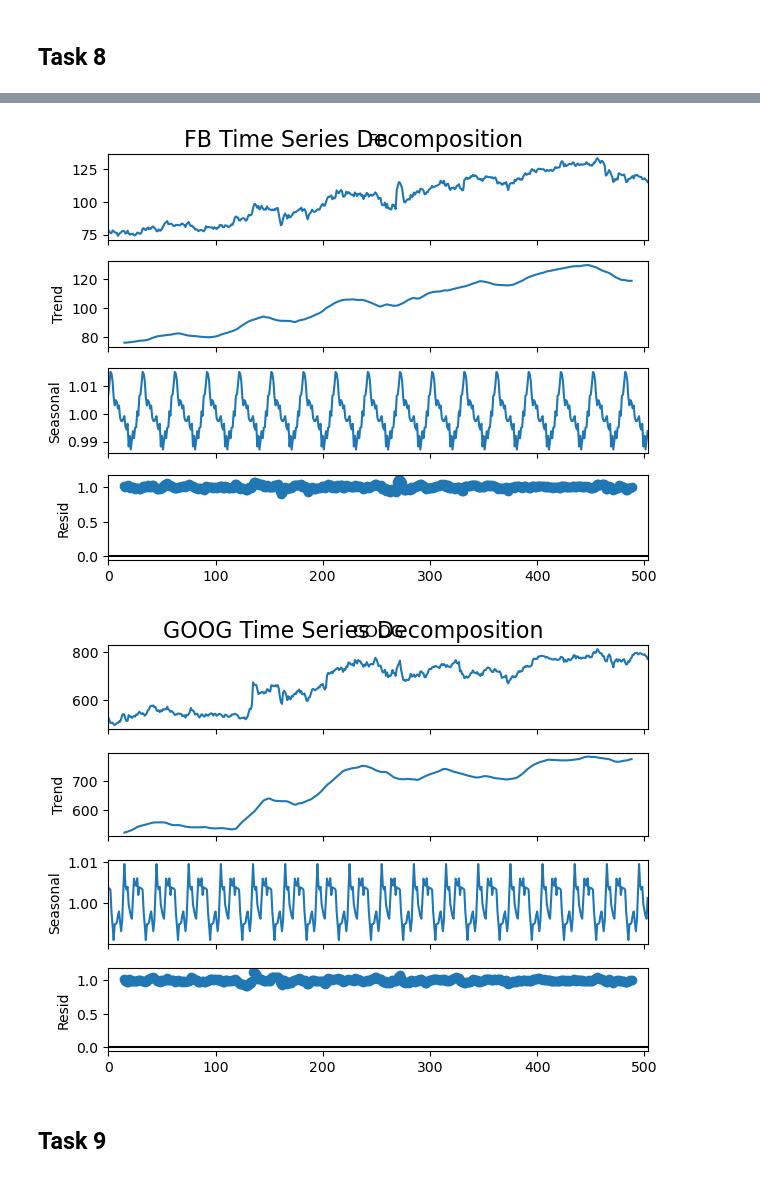
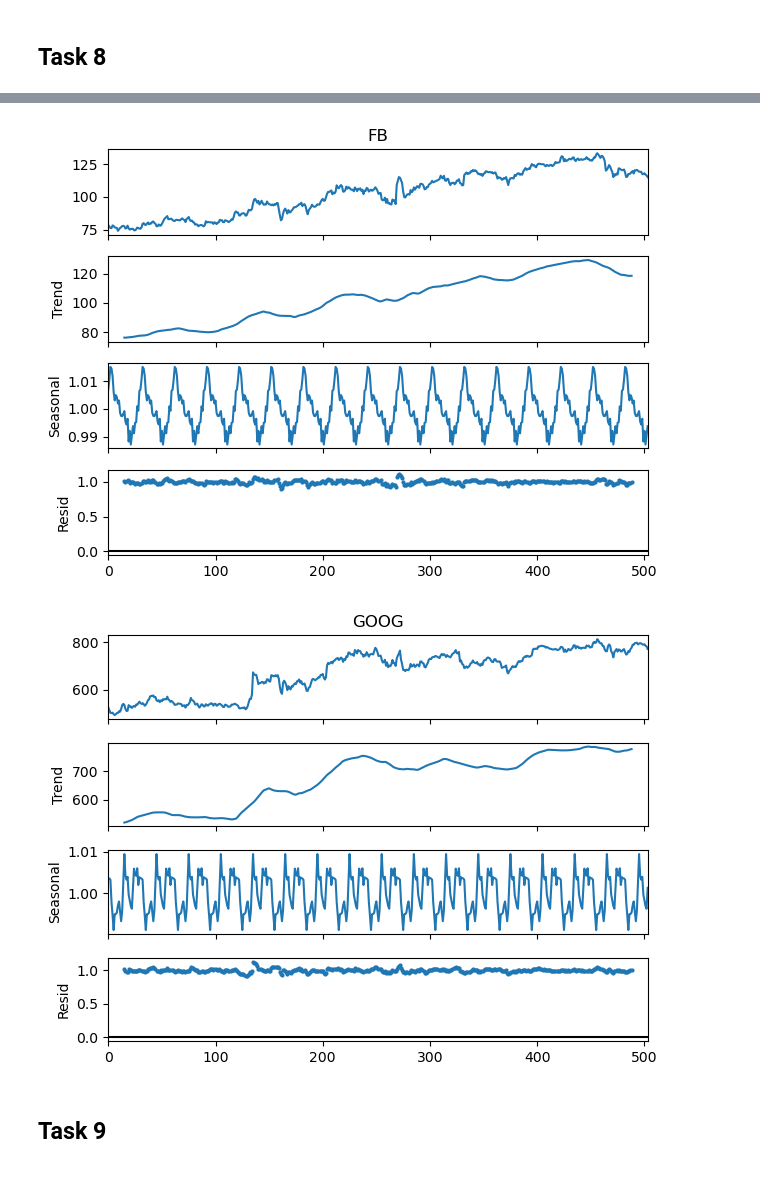
Before and after one commit to kubek22/MOA, a Jupyter notebook: project3/project3.ipynb, the cells around one changed output, grey strips where cells are left out. Saved outputs shown, nothing was run; the diff lists cells and outputs as text; code cells hidden in the pictures.

```diff
--- a/project3/project3.ipynb
+++ b/project3/project3.ipynb
@@ -388,16 +319,24 @@ goog_decomp = seasonal_decompose(df['GOOG'], model='multiplicative', period=30)
 # %%
 # FB decomposition
-fb_decomp.plot()
-plt.suptitle('FB Time Series Decomposition', fontsize=16)
+fb_decomp = seasonal_decompose(df['FB'], model='multiplicative', period=30)
+fig  = fb_decomp.plot()
+axes = fig.axes
+axes[3].lines[0].set_markersize(2)
 plt.show()
 
 # GOOG decomposition
-goog_decomp.plot()
-plt.suptitle('GOOG Time Series Decomposition', fontsize=16)
+goog_decomp = seasonal_decompose(df['GOOG'], model='multiplicative', period=30)
+fig = goog_decomp.plot()
+axes = fig.axes
+axes[3].lines[0].set_markersize(2)
 plt.show()
+
+# there is increasing trend in long term view for both stocks
+# clear seasonality: triangular peaks and drops schema for FB and more irregular behaviour for GOOG
+# residuals slightly oscillating around 1
 # %% [output]
-[figure, old version]
+[figure, new version]
-[figure, old version]
+[figure, new version]
 # %% [markdown]
 ## Task 9
 # %%
```
Also changed, not shown: parts of 16 cells of this notebook.
